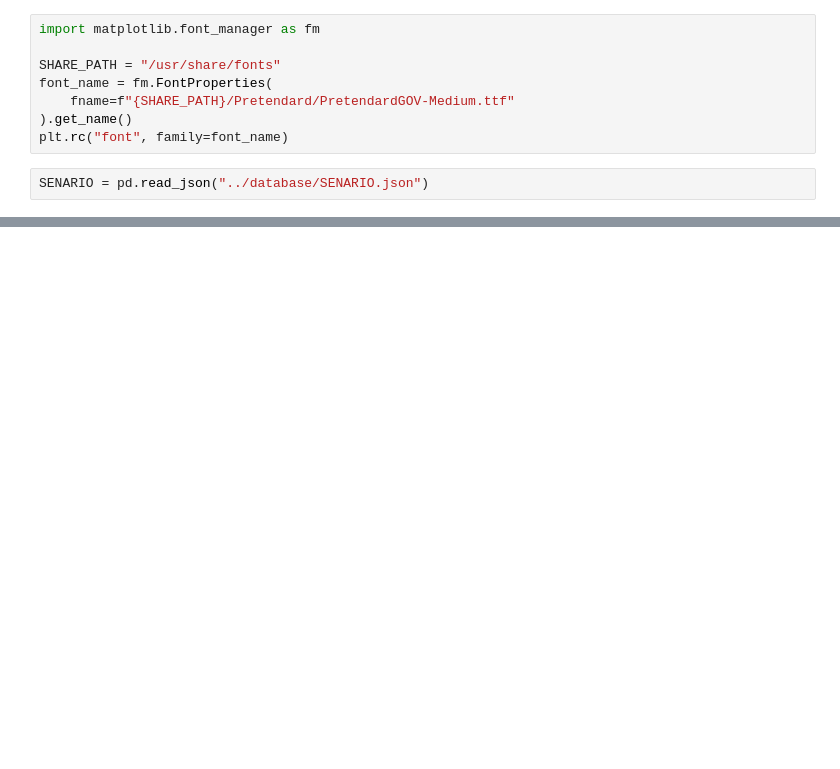
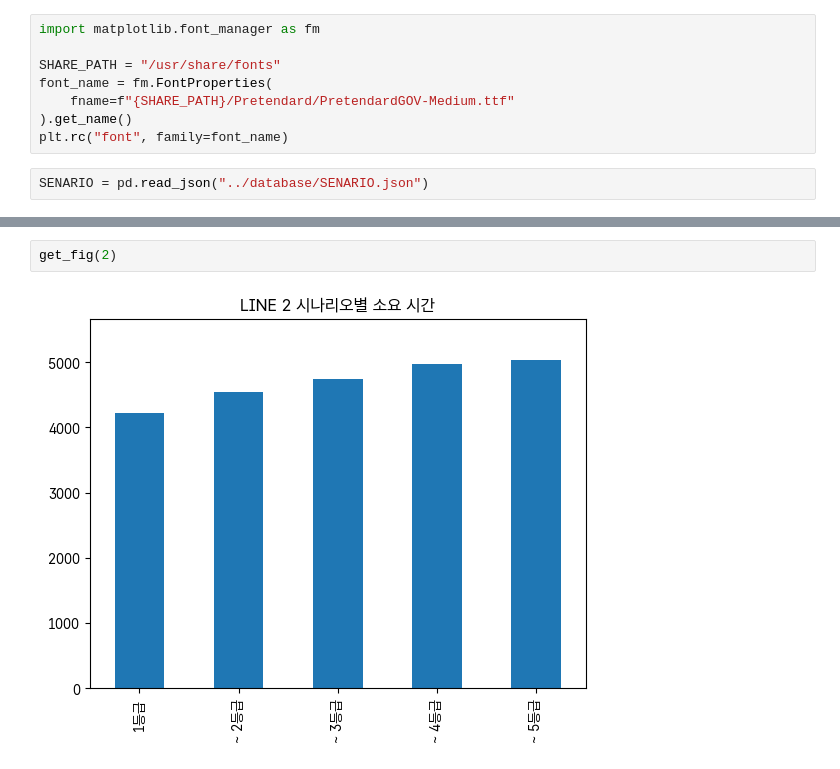
Before and after one commit to TriFullKim/DataAnalysis-ExpressStationSelectionBusan, a Jupyter notebook: visualizationSession/05-Senario.ipynb, the cells around one changed output, grey strips where cells are left out. Drawn from its saved outputs; the diff is of its cells as text; blank space fills up the shorter version.

```diff
--- a/visualizationSession/05-Senario.ipynb
+++ b/visualizationSession/05-Senario.ipynb
@@ -38,0 +64,4 @@ for line in [1, 2, 3, 4]:
+# %%
+get_fig(2)
+# %% [output]
+[figure, added]
```
Also changed, not shown: parts of 5 cells of this notebook, 4 other files.
